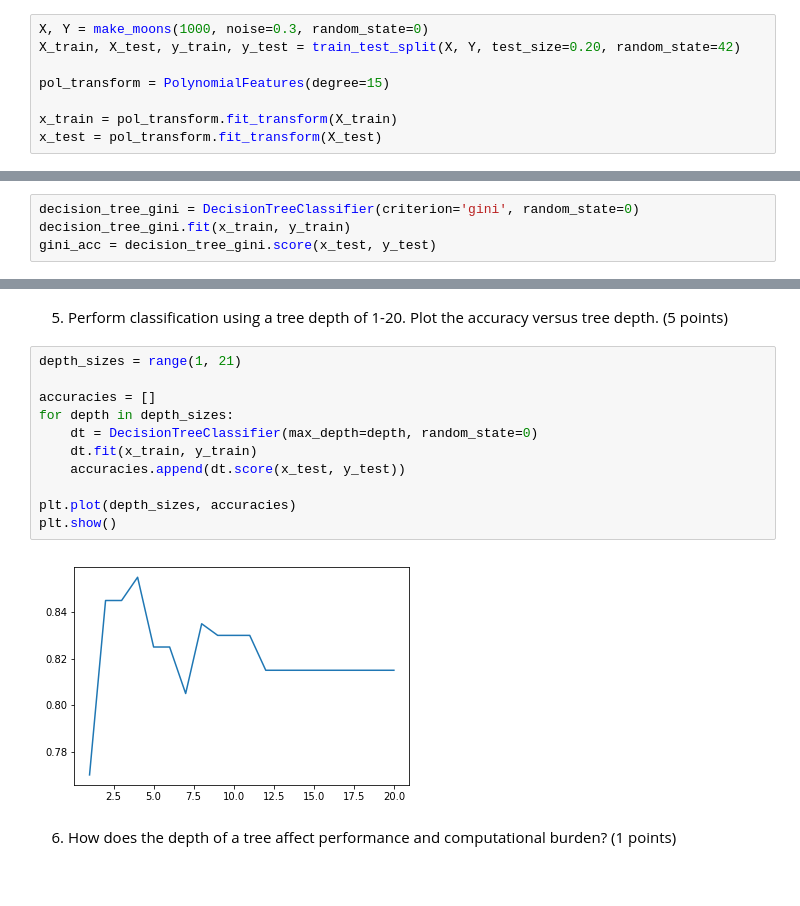
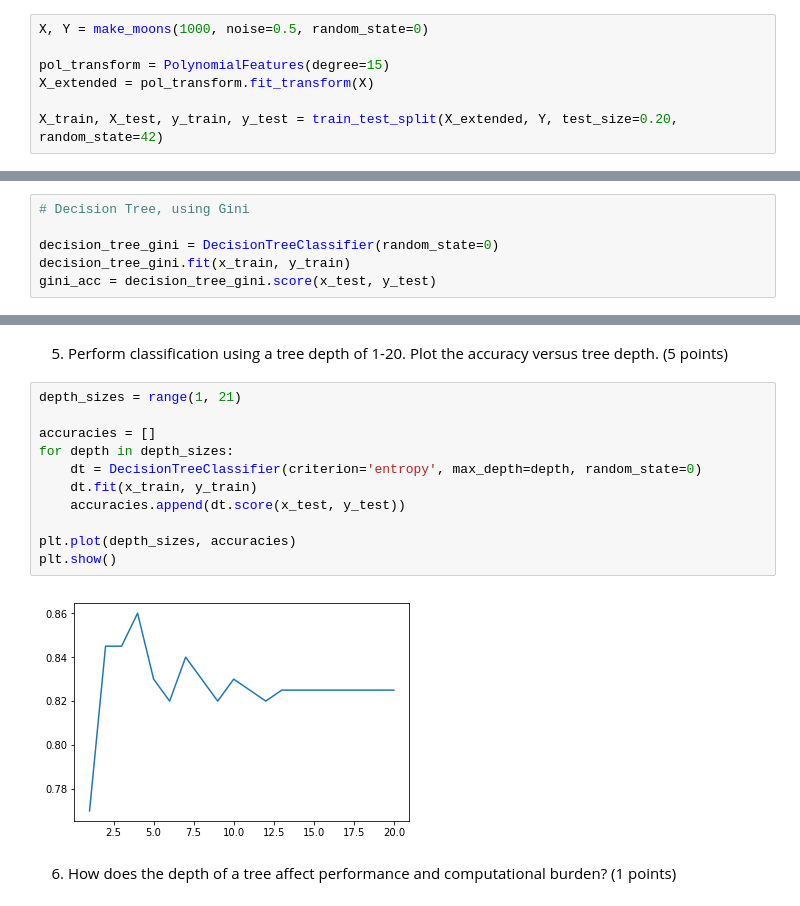
Before and after one commit to adicatana/ml_imaging_cw1_imperial, a Jupyter notebook: MLI-CW-1.ipynb, the cells around one changed output, grey strips where cells are left out. Saved outputs shown, nothing was run; the diff lists cells and outputs as text.

```diff
--- a/MLI-CW-1.ipynb
+++ b/MLI-CW-1.ipynb
@@ -30,10 +32,9 @@ from sklearn.ensemble import BaggingClassifier
 # %%
-X, Y = make_moons(1000, noise=0.3, random_state=0)
-X_train, X_test, y_train, y_test = train_test_split(X, Y, test_size=0.20, random_state=42)
+X, Y = make_moons(1000, noise=0.5, random_state=0)
 
 pol_transform = PolynomialFeatures(degree=15)
+X_extended = pol_transform.fit_transform(X)
 
-x_train = pol_transform.fit_transform(X_train)
-x_test = pol_transform.fit_transform(X_test)
+X_train, X_test, y_train, y_test = train_test_split(X_extended, Y, test_size=0.20, random_state=42)
 # %% [markdown]
 2) Visualize your input data - the first 2 dimensions would suffice  (3 points)
@@ -45,7 +51,9 @@ plt.show()
 # %% [markdown]
 3) Use a Decision Tree to classify the data (5 points)
 # %%
-decision_tree_gini = DecisionTreeClassifier(criterion='gini', random_state=0)
+# Decision Tree, using Gini
+
+decision_tree_gini = DecisionTreeClassifier(random_state=0)
 decision_tree_gini.fit(x_train, y_train)
 gini_acc = decision_tree_gini.score(x_test, y_test)
 # %% [markdown]
@@ -63,16 +75,16 @@ Gini acc 0.815 versus Information Gain acc 0.825
 # %%
 depth_sizes = range(1, 21)
 
 accuracies = []
 for depth in depth_sizes:
-    dt = DecisionTreeClassifier(max_depth=depth, random_state=0)
+    dt = DecisionTreeClassifier(criterion='entropy', max_depth=depth, random_state=0)
     dt.fit(x_train, y_train)
     accuracies.append(dt.score(x_test, y_test))
 
 plt.plot(depth_sizes, accuracies)
 plt.show()
 # %% [output]
-[figure, old version]
+[figure, new version]
 # %% [markdown]
 6) How does the depth of a tree affect performance and computational burden? (1 points)
 # %%
```
Also changed, not shown: parts of 11 cells of this notebook.
